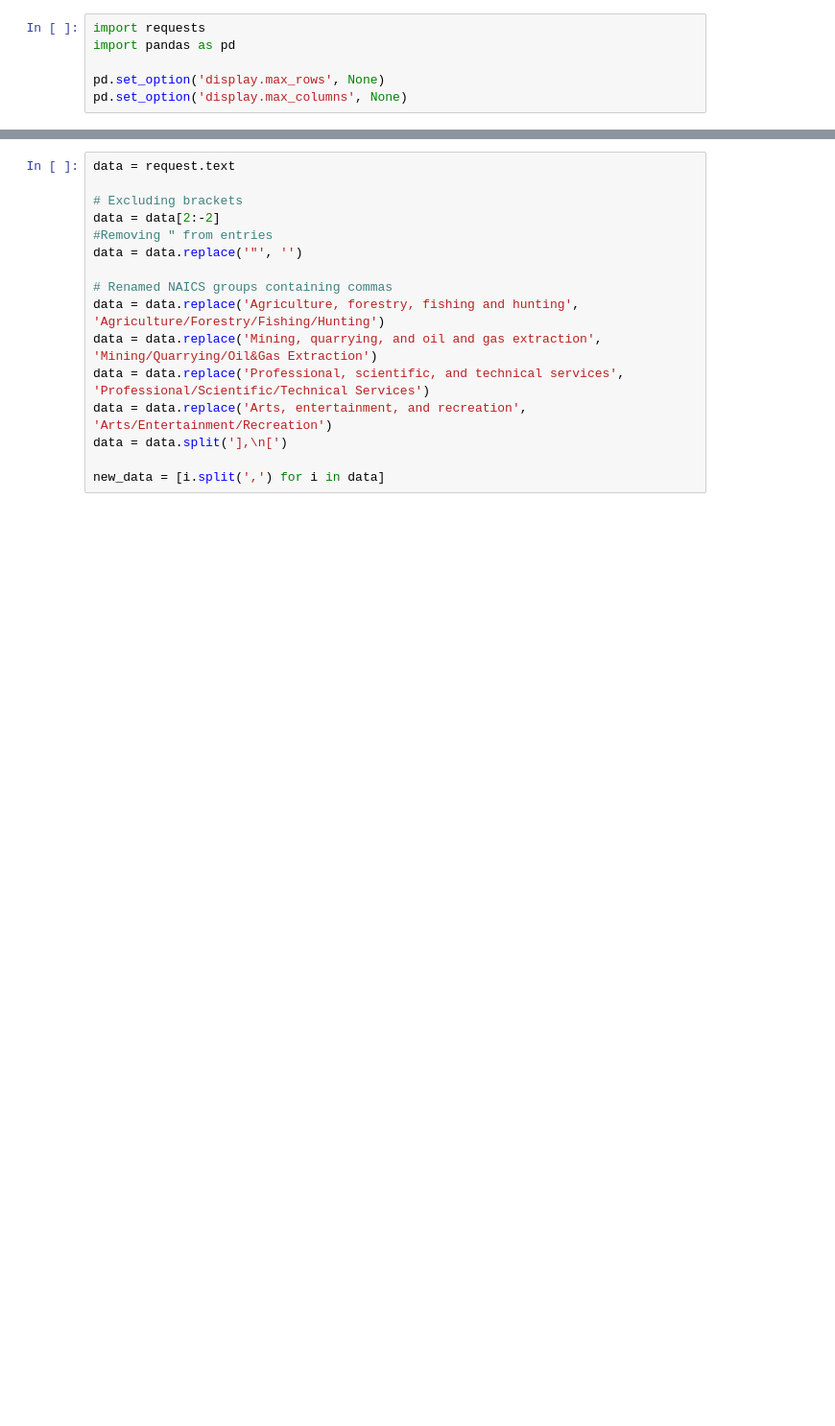
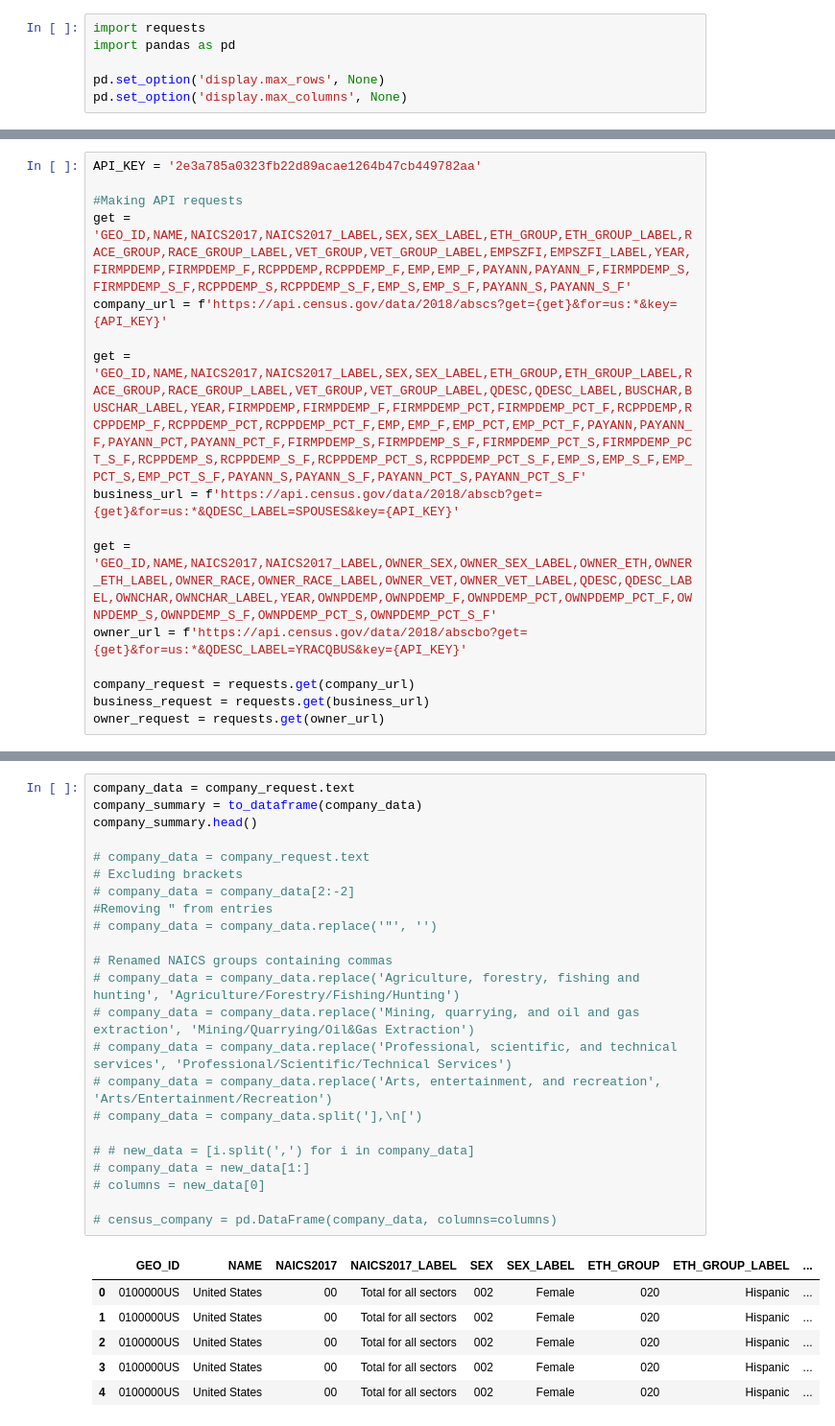
Before and after one commit to CMatador/asmt-8, a Jupyter notebook: etl.ipynb, the cells around one changed output, grey strips where cells are left out. Shown at 96% size. Saved outputs shown, nothing was run; the diff lists cells and outputs as text; blank space fills up the shorter version.

```diff
--- a/etl.ipynb
+++ b/etl.ipynb
@@ -13,0 +7,16 @@ request = requests.get(url)
+# %%
+API_KEY = '2e3a785a0323fb22d89acae1264b47cb449782aa'
+
+#Making API requests
+get = 'GEO_ID,NAME,NAICS2017,NAICS2017_LABEL,SEX,SEX_LABEL,ETH_GROUP,ETH_GROUP_LABEL,RACE_GROUP,RACE_GROUP_LABEL,VET_GROUP,VET_GROUP_LABEL,EMPSZFI,EMPSZFI_LABEL,YEAR,FIRMPDEMP,FIRMPDEMP_F,RCPPDEMP,RCPPDEMP_F,EMP,EMP_F,PAYANN,PAYANN_F,FIRMPDEMP_S,FIRMPDEMP_S_F,RCPPDEMP_S,RCPPDEMP_S_F,EMP_S,EMP_S_F,PAYANN_S,PAYANN_S_F'
+company_url = f'https://api.census.gov/data/2018/abscs?get={get}&for=us:*&key={API_KEY}'
+
+get = 'GEO_ID,NAME,NAICS2017,NAICS2017_LABEL,SEX,SEX_LABEL,ETH_GROUP,ETH_GROUP_LABEL,RACE_GROUP,RACE_GROUP_LABEL,VET_GROUP,VET_GROUP_LABEL,QDESC,QDESC_LABEL,BUSCHAR,BUSCHAR_LABEL,YEAR,FIRMPDEMP,FIRMPDEMP_F,FIRMPDEMP_PCT,FIRMPDEMP_PCT_F,RCPPDEMP,RCPPDEMP_F,RCPPDEMP_PCT,RCPPDEMP_PCT_F,EMP,EMP_F,EMP_PCT,EMP_PCT_F,PAYANN,PAYANN_F,PAYANN_PCT,PAYANN_PCT_F,FIRMPDEMP_S,FIRMPDEMP_S_F,FIRMPDEMP_PCT_S,FIRMPDEMP_PCT_S_F,RCPPDEMP_S,RCPPDEMP_S_F,RCPPDEMP_PCT_S,RCPPDEMP_PCT_S_F,EMP_S,EMP_S_F,EMP_PCT_S,EMP_PCT_S_F,PAYANN_S,PAYANN_S_F,PAYANN_PCT_S,PAYANN_PCT_S_F'
+business_url = f'https://api.census.gov/data/2018/abscb?get={get}&for=us:*&QDESC_LABEL=SPOUSES&key={API_KEY}'
+
+get = 'GEO_ID,NAME,NAICS2017,NAICS2017_LABEL,OWNER_SEX,OWNER_SEX_LABEL,OWNER_ETH,OWNER_ETH_LABEL,OWNER_RACE,OWNER_RACE_LABEL,OWNER_VET,OWNER_VET_LABEL,QDESC,QDESC_LABEL,OWNCHAR,OWNCHAR_LABEL,YEAR,OWNPDEMP,OWNPDEMP_F,OWNPDEMP_PCT,OWNPDEMP_PCT_F,OWNPDEMP_S,OWNPDEMP_S_F,OWNPDEMP_PCT_S,OWNPDEMP_PCT_S_F'
+owner_url = f'https://api.census.gov/data/2018/abscbo?get={get}&for=us:*&QDESC_LABEL=YRACQBUS&key={API_KEY}'
+
+company_request = requests.get(company_url)
+business_request = requests.get(business_url)
+owner_request = requests.get(owner_url)
@@ -14,16 +47,30 @@ request = requests.get(url)
 # %%
-data = request.text
+company_data = company_request.text
+company_summary = to_dataframe(company_data)
+company_summary.head()
 
+# company_data = company_request.text
 # Excluding brackets
-data = data[2:-2]
+# company_data = company_data[2:-2]
 #Removing " from entries
-data = data.replace('"', '')
+# company_data = company_data.replace('"', '')
 
 # Renamed NAICS groups containing commas
-data = data.replace('Agriculture, forestry, fishing and hunting', 'Agriculture/Forestry/Fishing/Hunting')
-data = data.replace('Mining, quarrying, and oil and gas extraction', 'Mining/Quarrying/Oil&Gas Extraction')
-data = data.replace('Professional, scientific, and technical services', 'Professional/Scientific/Technical Services')
-data = data.replace('Arts, entertainment, and recreation', 'Arts/Entertainment/Recreation')
-data = data.split('],\n[')
+# company_data = company_data.replace('Agriculture, forestry, fishing and hunting', 'Agriculture/Forestry/Fishing/Hunting')
+# company_data = company_data.replace('Mining, quarrying, and oil and gas extraction', 'Mining/Quarrying/Oil&Gas Extraction')
+# company_data = company_data.replace('Professional, scientific, and technical services', 'Professional/Scientific/Technical Services')
+# company_data = company_data.replace('Arts, entertainment, and recreation', 'Arts/Entertainment/Recreation')
+# company_data = company_data.split('],\n[')
 
-new_data = [i.split(',') for i in data]
+# # new_data = [i.split(',') for i in company_data]
+# company_data = new_data[1:]
+# columns = new_data[0]
+
+# census_company = pd.DataFrame(company_data, columns=columns)
+# %% [output]
+|  | GEO_ID | NAME | NAICS2017 | NAICS2017_LABEL | SEX | SEX_LABEL | ETH_GROUP | ETH_GROUP_LABEL | ... |
+| 0 | 0100000US | United States | 00 | Total for all sectors | 002 | Female | 020 | Hispanic | ... |
+| 1 | 0100000US | United States | 00 | Total for all sectors | 002 | Female | 020 | Hispanic | ... |
+| 2 | 0100000US | United States | 00 | Total for all sectors | 002 | Female | 020 | Hispanic | ... |
+| 3 | 0100000US | United States | 00 | Total for all sectors | 002 | Female | 020 | Hispanic | ... |
+| 4 | 0100000US | United States | 00 | Total for all sectors | 002 | Female | 020 | Hispanic | ... |
```
Also changed, not shown: parts of 6 cells of this notebook.
